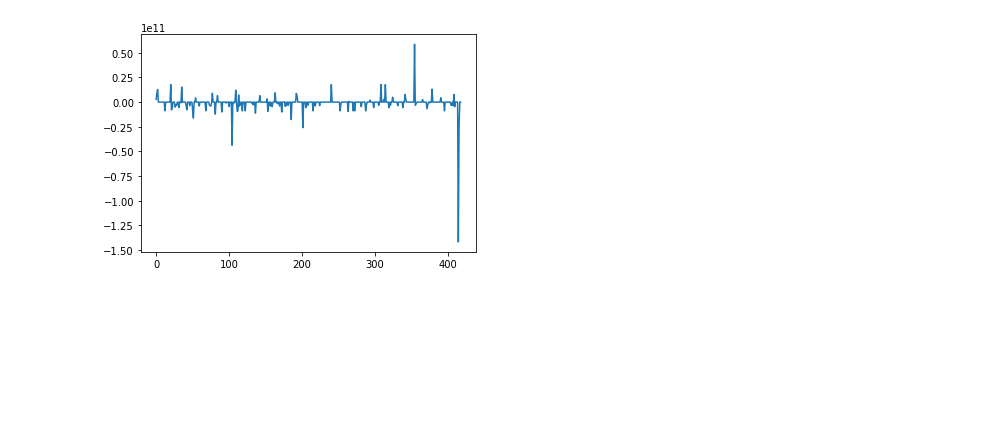
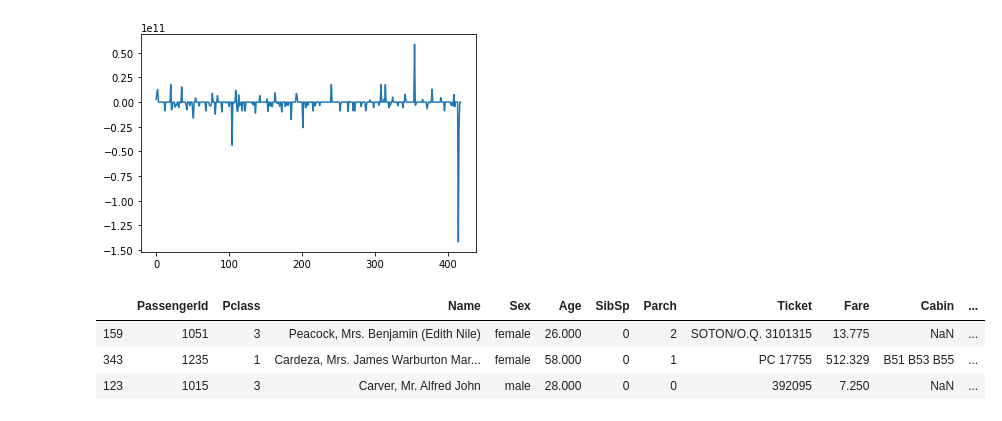
Before and after one commit to gabubellon/xp-ds-joi-2019, a Jupyter notebook: semana07/02.semana07.ipynb, the cells around one changed output. Saved outputs shown, nothing was run; the diff lists cells and outputs as text; code cells hidden in the pictures; blank space fills up the shorter version.

```diff
--- a/semana07/02.semana07.ipynb
+++ b/semana07/02.semana07.ipynb
@@ -288,3 +393,15 @@ plt.plot(pred_full.Pred)
 # %% [output]
 [<matplotlib.lines.Line2D at 0x...>]
 [figure]
+# %%
+vivo = pred_full['Pred'].apply(lambda s: pd.Series(
+                                                                {'Vivo': True if s > 0.125 else False}
+                                                              )
+                                        )
+# %%
+pd.concat([pred_full,vivo],axis =1).sample(3)
+# %% [output]
+|  | PassengerId | Pclass | Name | Sex | Age | SibSp | Parch | Ticket | Fare | Cabin | ... |
+| 159 | 1051 | 3 | Peacock, Mrs. Benjamin (Edith Nile) | female | 26.000 | 0 | 2 | SOTON/O.Q. 3101315 | 13.775 | NaN | ... |
+| 343 | 1235 | 1 | Cardeza, Mrs. James Warburton Mar... | female | 58.000 | 0 | 1 | PC 17755 | 512.329 | B51 B53 B55 | ... |
+| 123 | 1015 | 3 | Carver, Mr. Alfred John | male | 28.000 | 0 | 0 | 392095 | 7.250 | NaN | ... |
```
Also changed, not shown: parts of 36 cells of this notebook, 7 other files.
